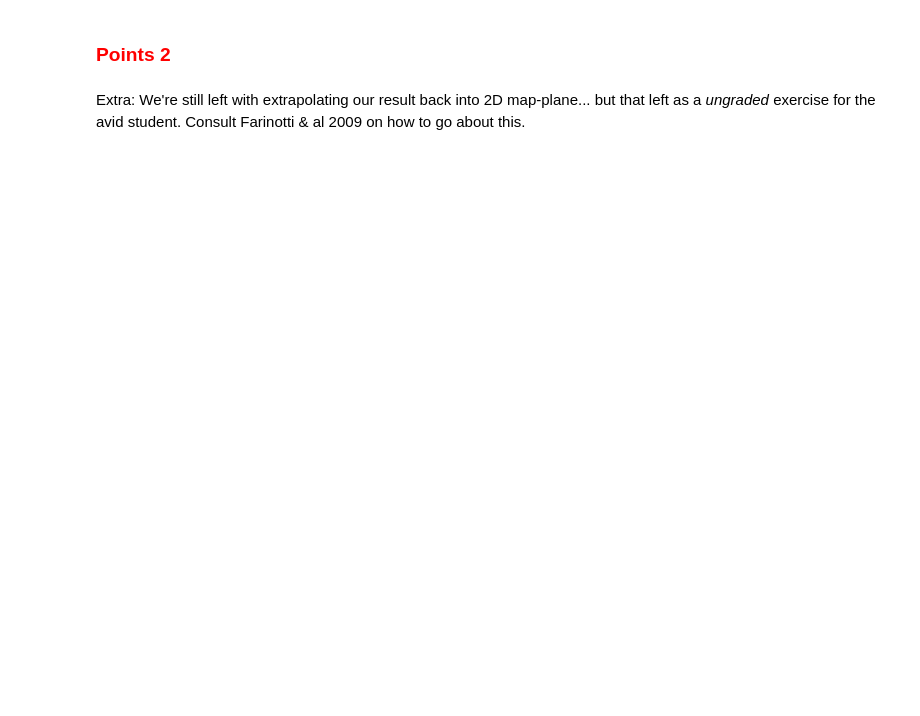
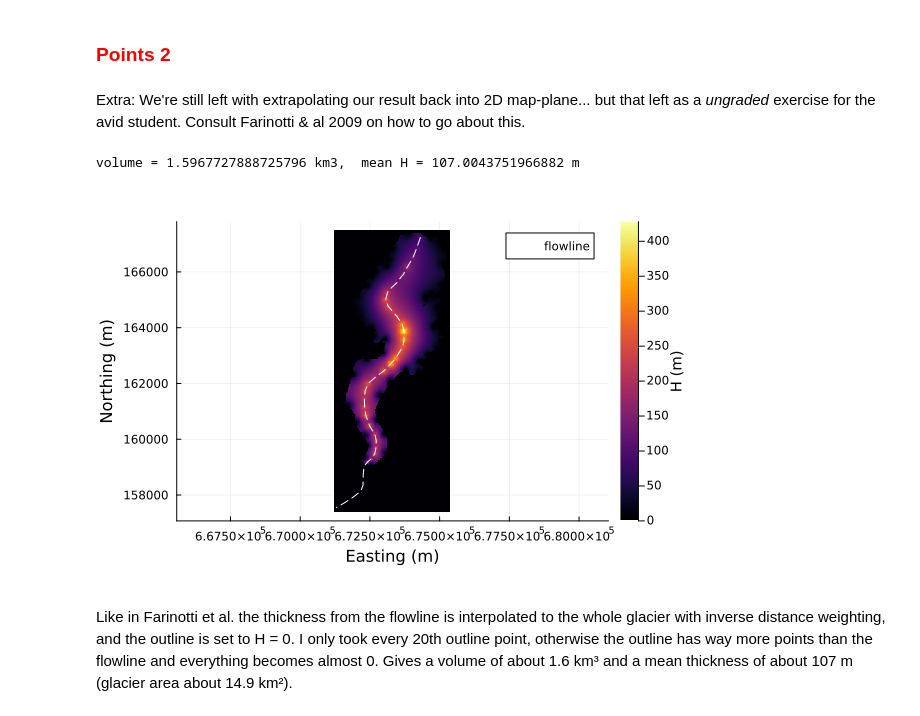
Before and after one commit to nagek00/assigment2, a Jupyter notebook: homework2/u2-julia.ipynb, the cells around one changed output. Saved outputs shown, nothing was run; the diff lists cells and outputs as text; code cells hidden in the pictures; blank space fills up the shorter version.

```diff
--- a/homework2/u2-julia.ipynb
+++ b/homework2/u2-julia.ipynb
@@ -250,3 +342,26 @@ Type your answer here:
 Extra: We're still left with extrapolating our result back into 2D map-plane... but that
 left as a *ungraded* exercise for the avid student.  Consult Farinotti & al 2009 on
 how to go about this.
+# %%
+#Since this was voluntary I used some AI to help me build it :)
+
+px = [fx[H.>0]; outl[1:20:end,1]]
+py = [fy[H.>0]; outl[1:20:end,2]]
+ph = [H[H.>0]; zeros(length(outl[1:20:end,1]))]
+hmap = zeros(size(surfdem))
+for i = 1:length(x), j = 1:length(y)
+    if mask[i,j]
+        w = 1 ./ ((px .- x[i]).^2 .+ (py .- y[j]).^2 .+ 1)
+        hmap[i,j] = sum(w.*ph)/sum(w)
+    end
+end
+vol = sum(hmap)*dx*dy/1e9
+println("volume = ", vol, " km3,  mean H = ", sum(hmap)/sum(mask), " m")
+heatmap(x, y, hmap', aspect_ratio=:equal, colorbar_title="H (m)")
+plot!(fx, fy, ls=:dash, color=:white, label="flowline",
+      xlabel="Easting (m)", ylabel="Northing (m)")
+# %% [output]
+volume = 1.5967727888725796 km3,  mean H = 107.0043751966882 m
+[figure, added]
+# %% [markdown]
+Like in Farinotti et al. the thickness from the flowline is interpolated to the whole glacier with inverse distance weighting, and the outline is set to H = 0. I only took every 20th outline point, otherwise the outline has way more points than the flowline and everything becomes almost 0. Gives a volume of about 1.6 km³ and a mean thickness of about 107 m (glacier area about 14.9 km²).
```
Also changed, not shown: parts of 21 cells of this notebook.
